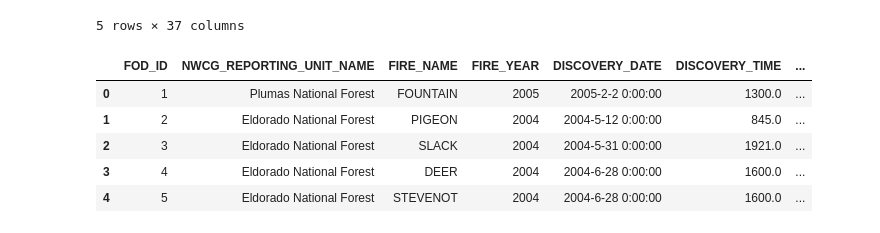
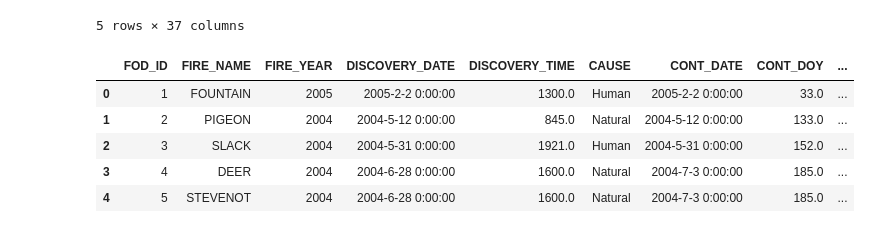
Before and after one commit to data301-2021-summer2/project-group41-project, a Jupyter notebook: analysis/endrio/milestone1-2.ipynb, the cells around one changed output. Drawn from its saved outputs; the diff is of its cells as text; code cells hidden in the pictures.

```diff
--- a/analysis/endrio/milestone1-2.ipynb
+++ b/analysis/endrio/milestone1-2.ipynb
@@ -18,15 +18,16 @@ df.head()
 | 4 | 5 | FS-1418847 | FED | FS-FIRESTAT | FS | USCAENF | ... |
 5 rows × 37 columns
 # %%
-df.drop(columns=['FPA_ID', 'SOURCE_SYSTEM_TYPE', 'SOURCE_SYSTEM', 'NWCG_REPORTING_AGENCY', 'NWCG_REPORTING_UNIT_ID', 'SOURCE_REPORTING_UNIT', 'SOURCE_REPORTING_UNIT_NAME', 'LOCAL_FIRE_REPORT_ID', 'LOCAL_INCIDENT_ID', 'FIRE_CODE', 'ICS_209_PLUS_INCIDENT_JOIN_ID', 'ICS_209_PLUS_COMPLEX_JOIN_ID', 'MTBS_ID', 'MTBS_FIRE_NAME', 'COMPLEX_NAME', 'DISCOVERY_DOY', 'NWCG_CAUSE_AGE_CATEGORY', 'OWNER_DESCR', 'COUNTY', 'NWCG_GENERAL_CAUSE'], inplace=True)
+df.drop(columns=['NWCG_REPORTING_UNIT_NAME', 'FPA_ID', 'SOURCE_SYSTEM_TYPE', 'SOURCE_SYSTEM', 'NWCG_REPORTING_AGENCY', 'NWCG_REPORTING_UNIT_ID', 'SOURCE_REPORTING_UNIT', 'SOURCE_REPORTING_UNIT_NAME', 'LOCAL_FIRE_REPORT_ID', 'LOCAL_INCIDENT_ID', 'FIRE_CODE', 'ICS_209_PLUS_INCIDENT_JOIN_ID', 'ICS_209_PLUS_COMPLEX_JOIN_ID', 'MTBS_ID', 'MTBS_FIRE_NAME', 'COMPLEX_NAME', 'DISCOVERY_DOY', 'NWCG_CAUSE_AGE_CATEGORY', 'OWNER_DESCR', 'COUNTY', 'NWCG_GENERAL_CAUSE'], inplace=True)
+df.rename(columns = {'NWCG_CAUSE_CLASSIFICATION':'CAUSE'}, inplace = True)
 df.head()
 # %% [output]
-|  | FOD_ID | NWCG_REPORTING_UNIT_NAME | FIRE_NAME | FIRE_YEAR | DISCOVERY_DATE | DISCOVERY_TIME | ... |
-| 0 | 1 | Plumas National Forest | FOUNTAIN | 2005 | 2005-2-2 0:00:00 | 1300.0 | ... |
-| 1 | 2 | Eldorado National Forest | PIGEON | 2004 | 2004-5-12 0:00:00 | 845.0 | ... |
-| 2 | 3 | Eldorado National Forest | SLACK | 2004 | 2004-5-31 0:00:00 | 1921.0 | ... |
-| 3 | 4 | Eldorado National Forest | DEER | 2004 | 2004-6-28 0:00:00 | 1600.0 | ... |
-| 4 | 5 | Eldorado National Forest | STEVENOT | 2004 | 2004-6-28 0:00:00 | 1600.0 | ... |
+|  | FOD_ID | FIRE_NAME | FIRE_YEAR | DISCOVERY_DATE | DISCOVERY_TIME | CAUSE | CONT_DATE | CONT_DOY | ... |
+| 0 | 1 | FOUNTAIN | 2005 | 2005-2-2 0:00:00 | 1300.0 | Human | 2005-2-2 0:00:00 | 33.0 | ... |
+| 1 | 2 | PIGEON | 2004 | 2004-5-12 0:00:00 | 845.0 | Natural | 2004-5-12 0:00:00 | 133.0 | ... |
+| 2 | 3 | SLACK | 2004 | 2004-5-31 0:00:00 | 1921.0 | Human | 2004-5-31 0:00:00 | 152.0 | ... |
+| 3 | 4 | DEER | 2004 | 2004-6-28 0:00:00 | 1600.0 | Natural | 2004-7-3 0:00:00 | 185.0 | ... |
+| 4 | 5 | STEVENOT | 2004 | 2004-6-28 0:00:00 | 1600.0 | Natural | 2004-7-3 0:00:00 | 185.0 | ... |
 # %%
 df.dropna(inplace=True)
 df
```
Also changed, not shown: parts of 4 cells of this notebook, 2 other files.
